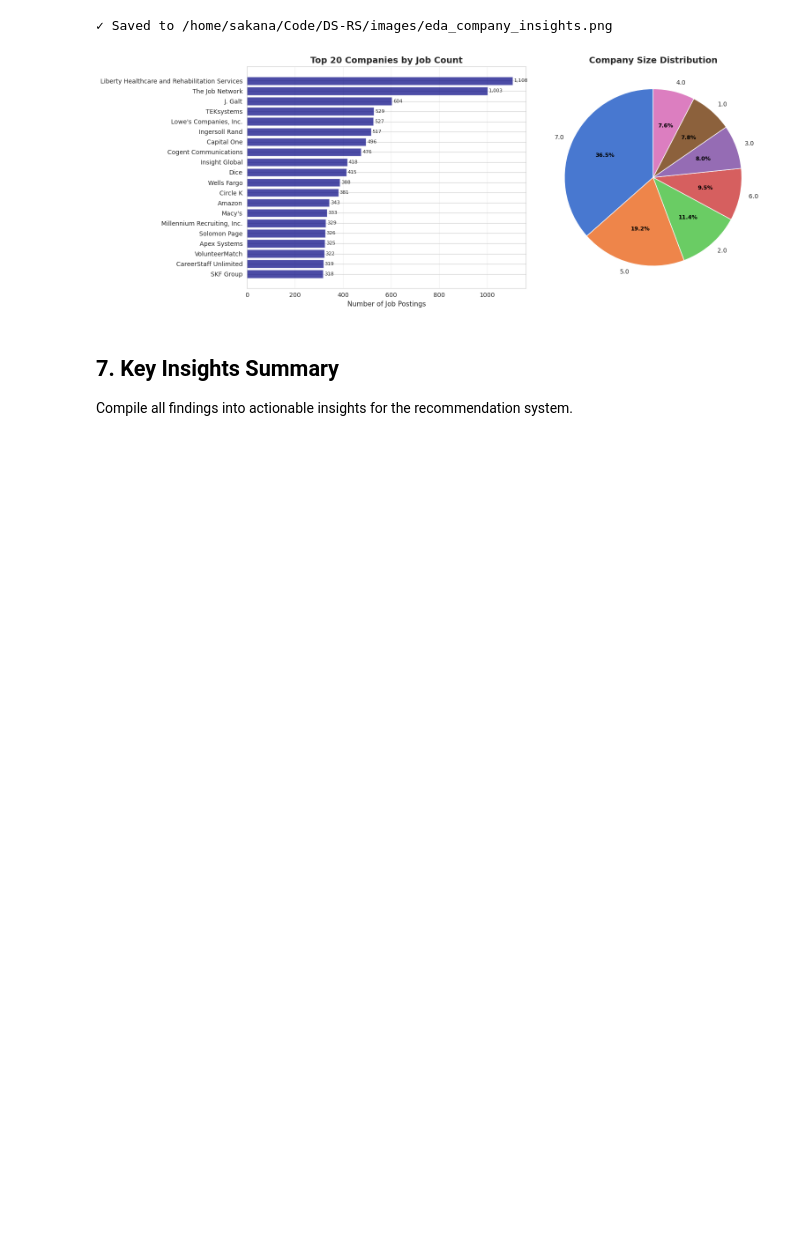
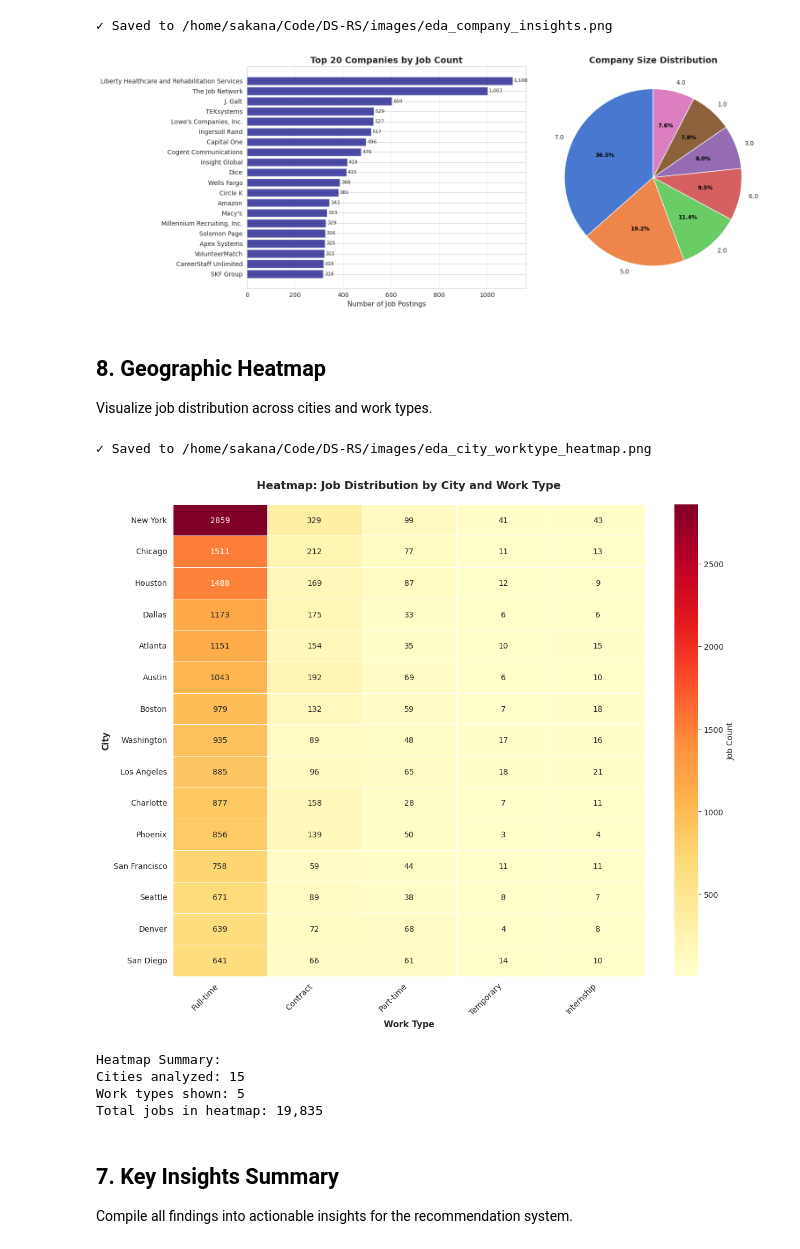
Before and after one commit to sakanaowo/DS-RS, a Jupyter notebook: notebooks/2_eda_visualization.ipynb, the cells around one changed output. Saved outputs shown, nothing was run; the diff lists cells and outputs as text; code cells hidden in the pictures; blank space fills up the shorter version.

```diff
--- a/notebooks/2_eda_visualization.ipynb
+++ b/notebooks/2_eda_visualization.ipynb
@@ -600,6 +600,54 @@ plt.show()
 # %% [output]
 ✓ Saved to /home/sakana/Code/DS-RS/images/eda_company_insights.png
 [figure]
+# %% [markdown]
+## 8. Geographic Heatmap
+
+Visualize job distribution across cities and work types.
+# %%
+# Create pivot table: City x Work Type
+pivot_data = df.groupby(['city', 'work_type']).size().unstack(fill_value=0)
+
+# Get top 15 cities
+top_15_cities = df['city'].value_counts().head(15).index
+pivot_subset = pivot_data.loc[top_15_cities]
+
+# Select top work types for cleaner visualization
+top_work_types = ['Full-time', 'Contract', 'Part-time', 'Temporary', 'Internship']
+pivot_subset = pivot_subset[top_work_types]
+
+# Create heatmap
+plt.figure(figsize=(12, 10))
+sns.heatmap(
+    pivot_subset,
+    annot=True,
+    fmt='d',
+    cmap='YlOrRd',
+    cbar_kws={'label': 'Job Count'},
+    linewidths=0.5,
+    linecolor='white'
+)
+plt.title('Heatmap: Job Distribution by City and Work Type', fontsize=14, fontweight='bold', pad=20)
+plt.xlabel('Work Type', fontsize=11, fontweight='bold')
+plt.ylabel('City', fontsize=11, fontweight='bold')
+plt.xticks(rotation=45, ha='right')
+plt.yticks(rotation=0)
+plt.tight_layout()
+plt.savefig(images_dir / 'eda_city_worktype_heatmap.png', dpi=150, bbox_inches='tight')
+print(f'✓ Saved to {images_dir / "eda_city_worktype_heatmap.png"}')
+plt.show()
+
+print(f'\nHeatmap Summary:')
+print(f'Cities analyzed: {len(top_15_cities)}')
+print(f'Work types shown: {len(top_work_types)}')
+print(f'Total jobs in heatmap: {pivot_subset.sum().sum():,}')
+# %% [output]
+✓ Saved to /home/sakana/Code/DS-RS/images/eda_city_worktype_heatmap.png
+[figure, added]
+Heatmap Summary:
+Cities analyzed: 15
+Work types shown: 5
+Total jobs in heatmap: 19,835
 # %% [markdown]
 ## 7. Key Insights Summary
 
```
Also changed, not shown: parts of 2 cells of this notebook, 7 other files.
